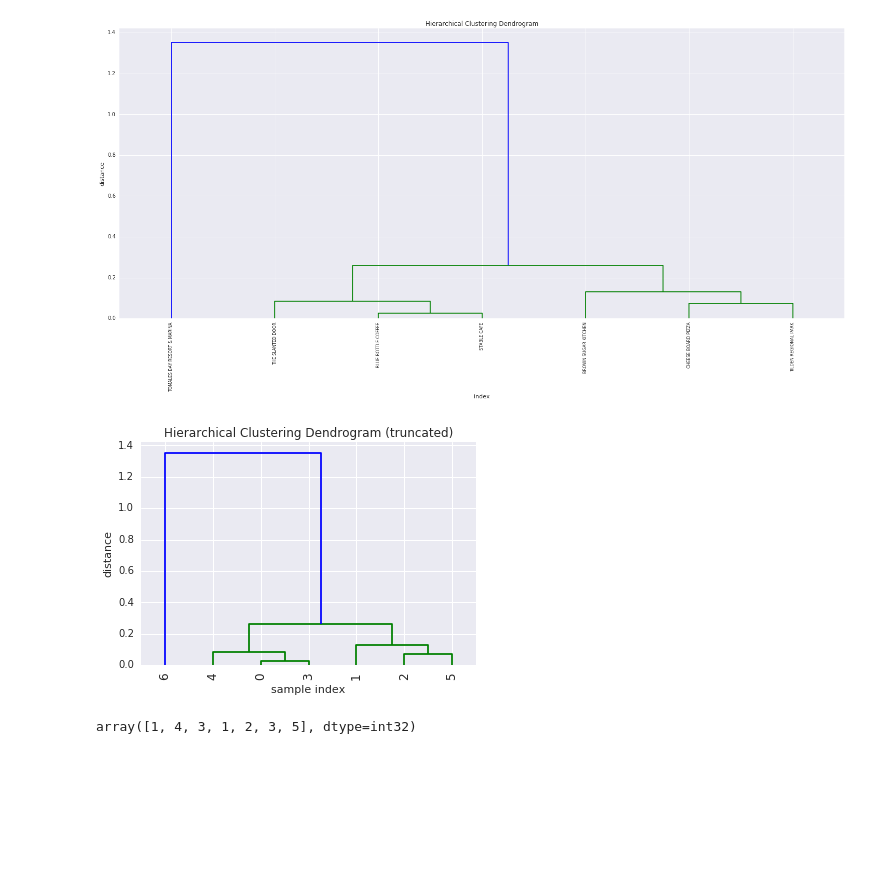
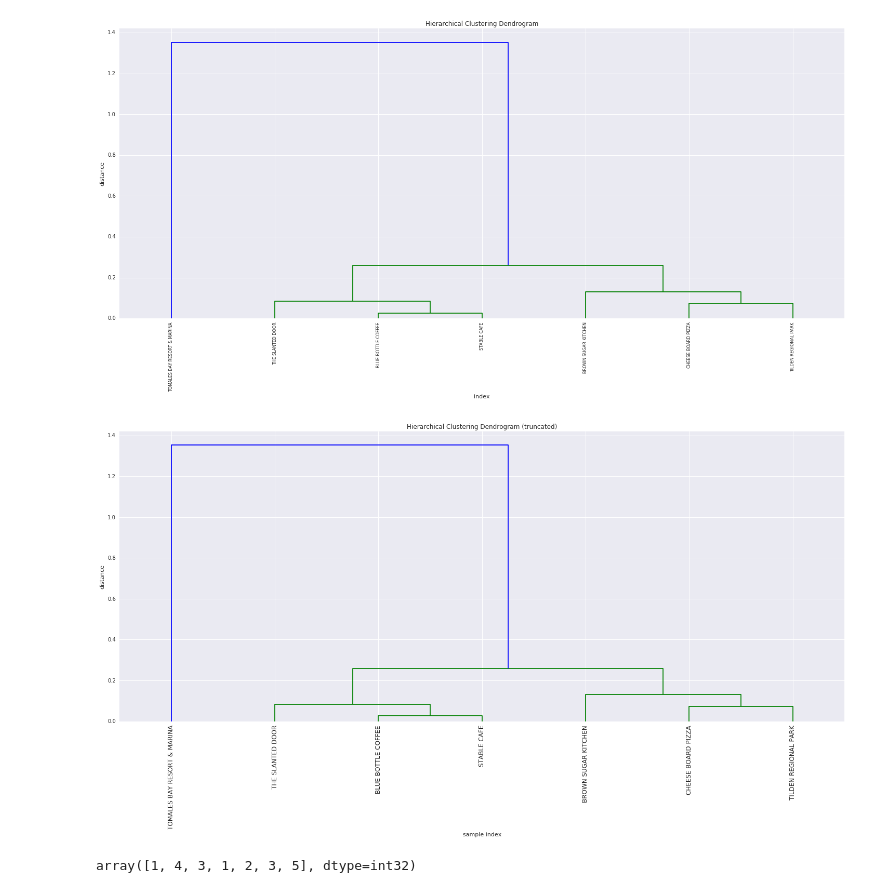
Before and after one commit to sarubenfeld/clusters, a Jupyter notebook: FINAL.ipynb, the cells around one changed output. Cells and saved outputs as stored; diff of their text form; code cells hidden in the pictures; blank space fills up the shorter version.

```diff
--- a/FINAL.ipynb
+++ b/FINAL.ipynb
@@ -1184,19 +1137,20 @@ plt.show()
 # %% [output]
 [figure]
 # %%
-
+plt.figure(figsize=(25, 10))
 plt.title('Hierarchical Clustering Dendrogram (truncated)')
 plt.xlabel('sample index')
 plt.ylabel('distance')
 dendrogram(
     linkage(distxy),
     truncate_mode='lastp',  # show only the last p merged clusters
     p=12,  # show only the last p merged clusters
     show_leaf_counts=False,  # otherwise numbers in brackets are counts
     leaf_rotation=90.,
     leaf_font_size=12.,
+    labels=data_filtered.name.values,# font size for the x axis labels
     show_contracted=True,  # to get a distribution impression in truncated branches
 )
 plt.show()
 # %% [output]
-[figure, old version]
+[figure, new version]
```
Also changed, not shown: parts of 18 cells of this notebook, 2 other files.
